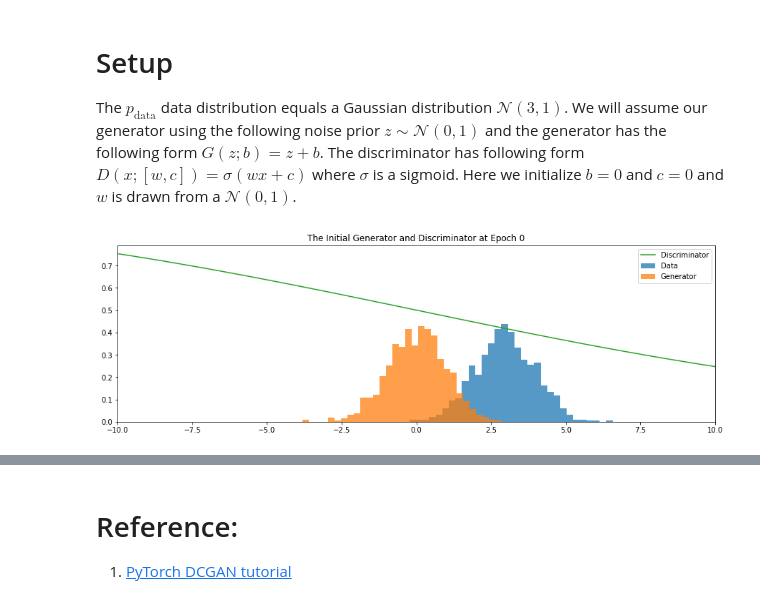
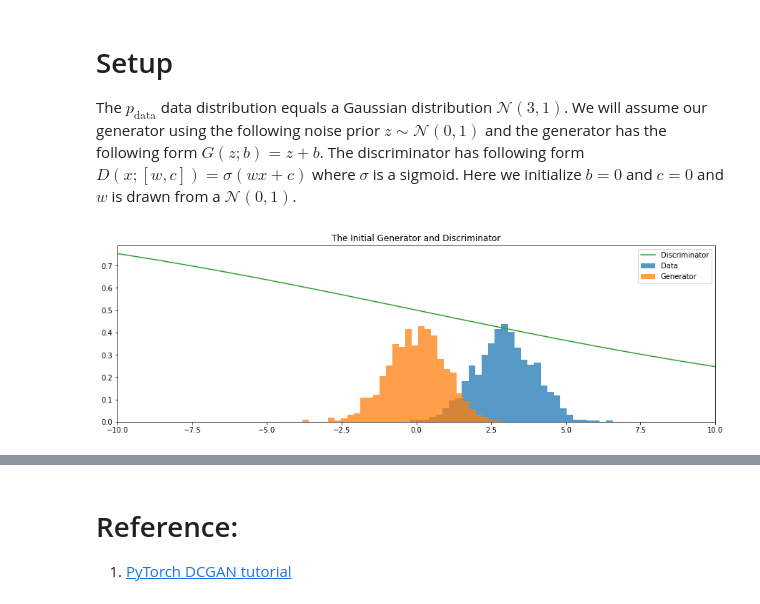
Before and after one commit to ceroytres/website_notebooks, a Jupyter notebook: simple_gan.ipynb, the cells around one changed output, grey strips where cells are left out. Cells and saved outputs as stored; diff of their text form; code cells hidden in the pictures.

```diff
--- a/simple_gan.ipynb
+++ b/simple_gan.ipynb
@@ -67,15 +66,15 @@ with torch.no_grad():
 # %%
 plt.figure(figsize=(15,10))
 plt.subplot(2,1,1)
 plt.hist(data, bins = int(np.sqrt(N)), label='Data', alpha = .75, lw = 3, density = True)
 plt.hist(x_g, bins = int(np.sqrt(N)), label = 'Generator', alpha = .75, lw = 3, density = True)
 plt.plot(np.linspace(-10,10, 100), d_sig, label = 'Discriminator')
-plt.title('The Initial Generator and Discriminator at Epoch {}'.format(0))
+plt.title('The Initial Generator and Discriminator')
 plt.legend()
 plt.xlim([-10,10])
 plt.show()
 # %% [output]
-[figure, old version]
+[figure, new version]
 # %%
 # Create Torch Dataloader
 batch_size = N
```
Also changed, not shown: parts of 3 cells of this notebook.
